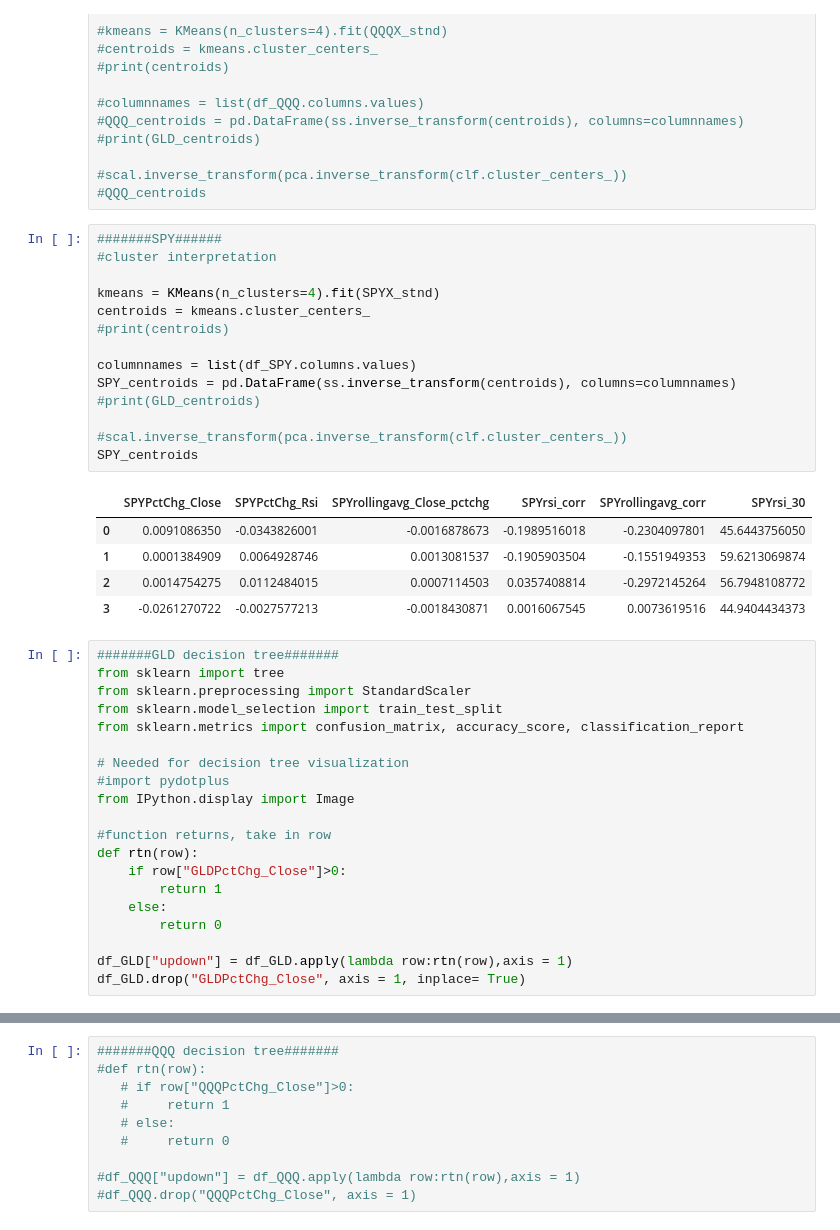
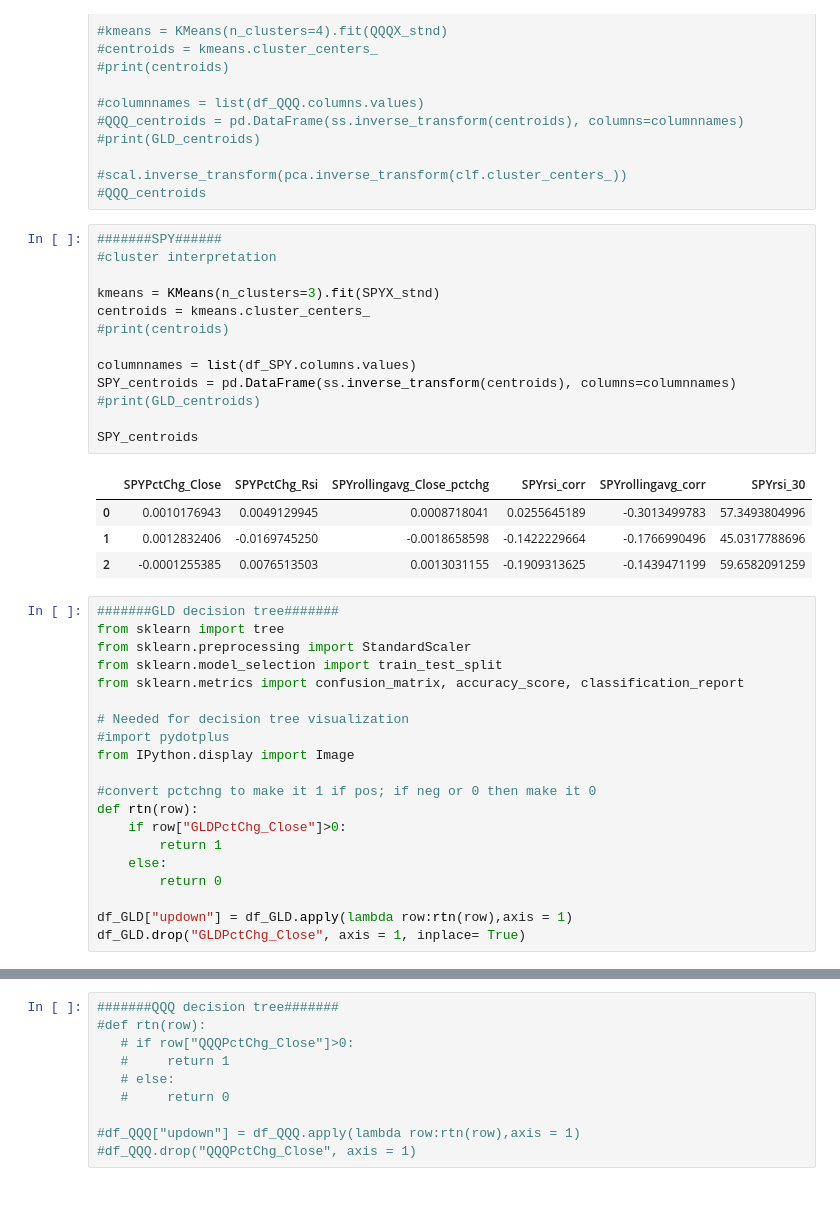
Before and after one commit to AndreasC93/market_trader_1.0, a Jupyter notebook: market_trader.ipynb, the cells around one changed output, grey strips where cells are left out. Cells and saved outputs as stored; diff of their text form; blank space fills up the shorter version.

```diff
--- a/market_trader.ipynb
+++ b/market_trader.ipynb
@@ -568,23 +568,21 @@ UUP_centroids
 # %%
 #######SPY######
 #cluster interpretation
 
-kmeans = KMeans(n_clusters=4).fit(SPYX_stnd)
+kmeans = KMeans(n_clusters=3).fit(SPYX_stnd)
 centroids = kmeans.cluster_centers_
 #print(centroids)
 
 columnnames = list(df_SPY.columns.values)
 SPY_centroids = pd.DataFrame(ss.inverse_transform(centroids), columns=columnnames)
 #print(GLD_centroids)
 
-#scal.inverse_transform(pca.inverse_transform(clf.cluster_centers_))
 SPY_centroids
 # %% [output]
 |  | SPYPctChg_Close | SPYPctChg_Rsi | SPYrollingavg_Close_pctchg | SPYrsi_corr | SPYrollingavg_corr | SPYrsi_30 |
-| 0 | 0.0091086350 | -0.0343826001 | -0.0016878673 | -0.1989516018 | -0.2304097801 | 45.6443756050 |
-| 1 | 0.0001384909 | 0.0064928746 | 0.0013081537 | -0.1905903504 | -0.1551949353 | 59.6213069874 |
-| 2 | 0.0014754275 | 0.0112484015 | 0.0007114503 | 0.0357408814 | -0.2972145264 | 56.7948108772 |
-| 3 | -0.0261270722 | -0.0027577213 | -0.0018430871 | 0.0016067545 | 0.0073619516 | 44.9404434373 |
+| 0 | 0.0010176943 | 0.0049129945 | 0.0008718041 | 0.0255645189 | -0.3013499783 | 57.3493804996 |
+| 1 | 0.0012832406 | -0.0169745250 | -0.0018658598 | -0.1422229664 | -0.1766990496 | 45.0317788696 |
+| 2 | -0.0001255385 | 0.0076513503 | 0.0013031155 | -0.1909313625 | -0.1439471199 | 59.6582091259 |
 # %%
 #######GLD decision tree#######
 from sklearn import tree
@@ -596,7 +594,7 @@ from sklearn.metrics import confusion_matrix, accuracy_score, classification_rep
 #import pydotplus
 from IPython.display import Image
 
-#function returns, take in row
+#convert pctchng to make it 1 if pos; if neg or 0 then make it 0
 def rtn(row):
     if row["GLDPctChg_Close"]>0:
         return 1
```
Also changed, not shown: parts of 37 cells of this notebook, 1 other file.
